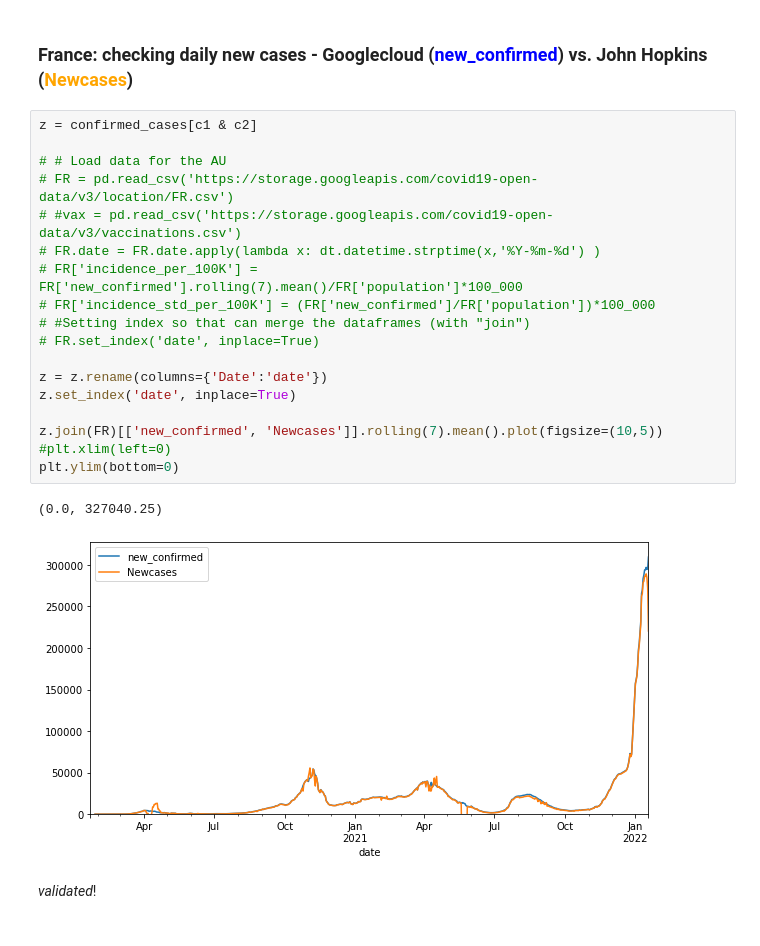
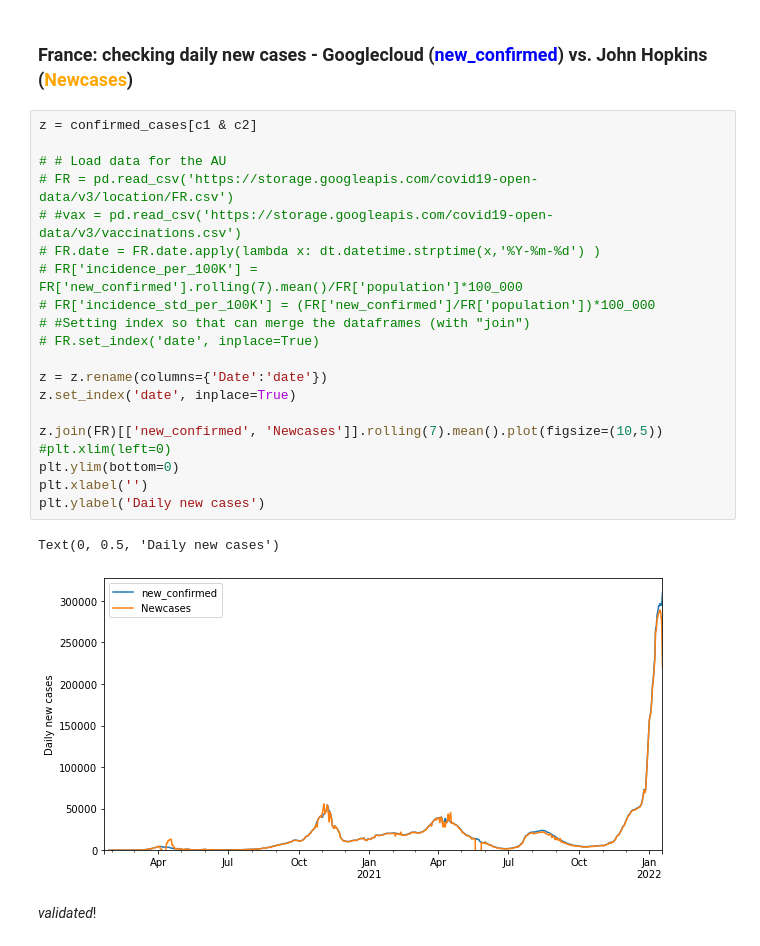
Before and after one commit to nhathiep/covid, a Jupyter notebook: covid19.ipynb, the cells around one changed output. Saved outputs shown, nothing was run; the diff lists cells and outputs as text.

Commit message:
graph axis labelling

```diff
--- a/covid19.ipynb
+++ b/covid19.ipynb
@@ -752,23 +752,25 @@ ti.set_index('date')[['incidence_official','incidence_per_100K']].plot(figsize=(
 # %%
 z = confirmed_cases[c1 & c2]
 
 # # Load data for the AU
 # FR = pd.read_csv('https://storage.googleapis.com/covid19-open-data/v3/location/FR.csv')
 # #vax = pd.read_csv('https://storage.googleapis.com/covid19-open-data/v3/vaccinations.csv')
 # FR.date = FR.date.apply(lambda x: dt.datetime.strptime(x,'%Y-%m-%d') )
 # FR['incidence_per_100K'] = FR['new_confirmed'].rolling(7).mean()/FR['population']*100_000
 # FR['incidence_std_per_100K'] = (FR['new_confirmed']/FR['population'])*100_000
 # #Setting index so that can merge the dataframes (with "join")
 # FR.set_index('date', inplace=True)
 
 z = z.rename(columns={'Date':'date'})
 z.set_index('date', inplace=True)
 
 z.join(FR)[['new_confirmed', 'Newcases']].rolling(7).mean().plot(figsize=(10,5))
 #plt.xlim(left=0)
 plt.ylim(bottom=0)
+plt.xlabel('')
+plt.ylabel('Daily new cases')
 # %% [output]
-(0.0, 327040.25)
+Text(0, 0.5, 'Daily new cases')
-[figure, old version]
+[figure, new version]
 # %% [markdown]
 *validated*!
```
